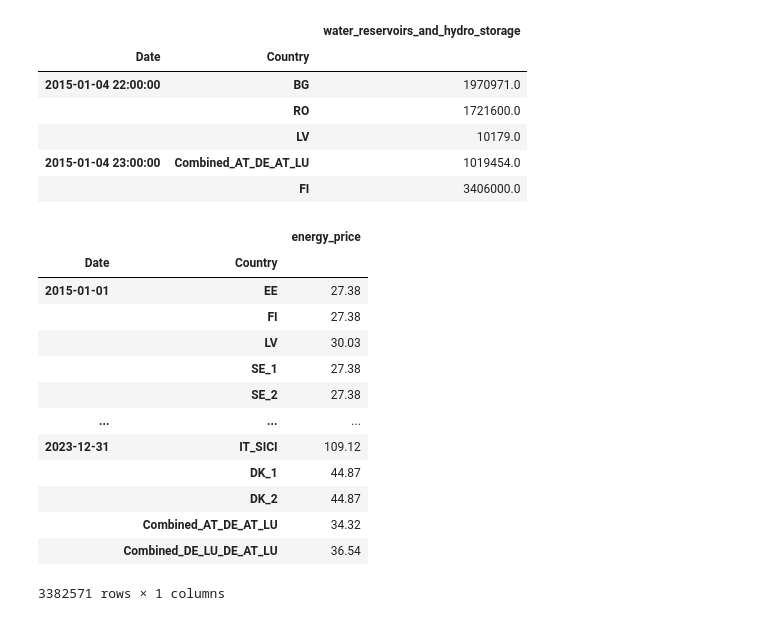
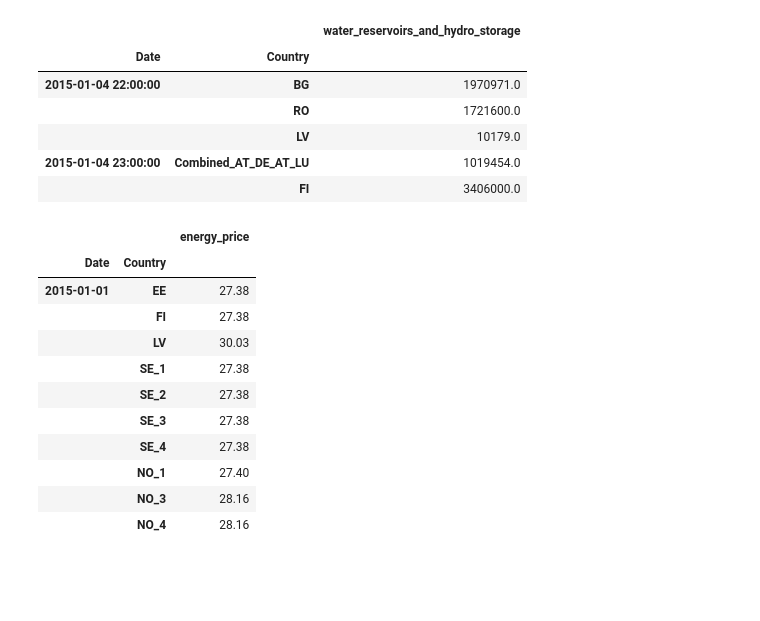
Before and after one commit to hertiemlteam/machine_learning, a Jupyter notebook: machine_learning_energy.ipynb, the cells around one changed output. Cells and saved outputs as stored; diff of their text form; code cells hidden in the pictures; blank space fills up the shorter version.

```diff
--- a/machine_learning_energy.ipynb
+++ b/machine_learning_energy.ipynb
@@ -225,21 +216,22 @@ df_reserv.head()
 # %%
 df_copy = df.copy()
 df_copy.dropna(axis=1, how='all', inplace=True)
 df_copy= df_copy.stack().reset_index()
 df_copy.set_index(['Date', 'level_1'], inplace=True)
-df_copy.head()
+df_copy.index = df_copy.index.set_names(['Date', 'Country'])
+df_copy.rename(columns={0: 'energy_price'}, inplace=True)
+pd.to_datetime(df_copy.index.get_level_values(0))
+df_copy.head(10)
 # %% [output]
 |  |  | energy_price |
 | Date | Country |  |
 | 2015-01-01 | EE | 27.38 |
 |  | FI | 27.38 |
 |  | LV | 30.03 |
 |  | SE_1 | 27.38 |
 |  | SE_2 | 27.38 |
-| ... | ... | ... |
-| 2023-12-31 | IT_SICI | 109.12 |
-|  | DK_1 | 44.87 |
-|  | DK_2 | 44.87 |
-|  | Combined_AT_DE_AT_LU | 34.32 |
-|  | Combined_DE_LU_DE_AT_LU | 36.54 |
+|  | SE_3 | 27.38 |
+|  | SE_4 | 27.38 |
+|  | NO_1 | 27.40 |
+|  | NO_3 | 28.16 |
+|  | NO_4 | 28.16 |
-3382571 rows × 1 columns
```
Also changed, not shown: parts of 20 cells of this notebook, 4 other files.
